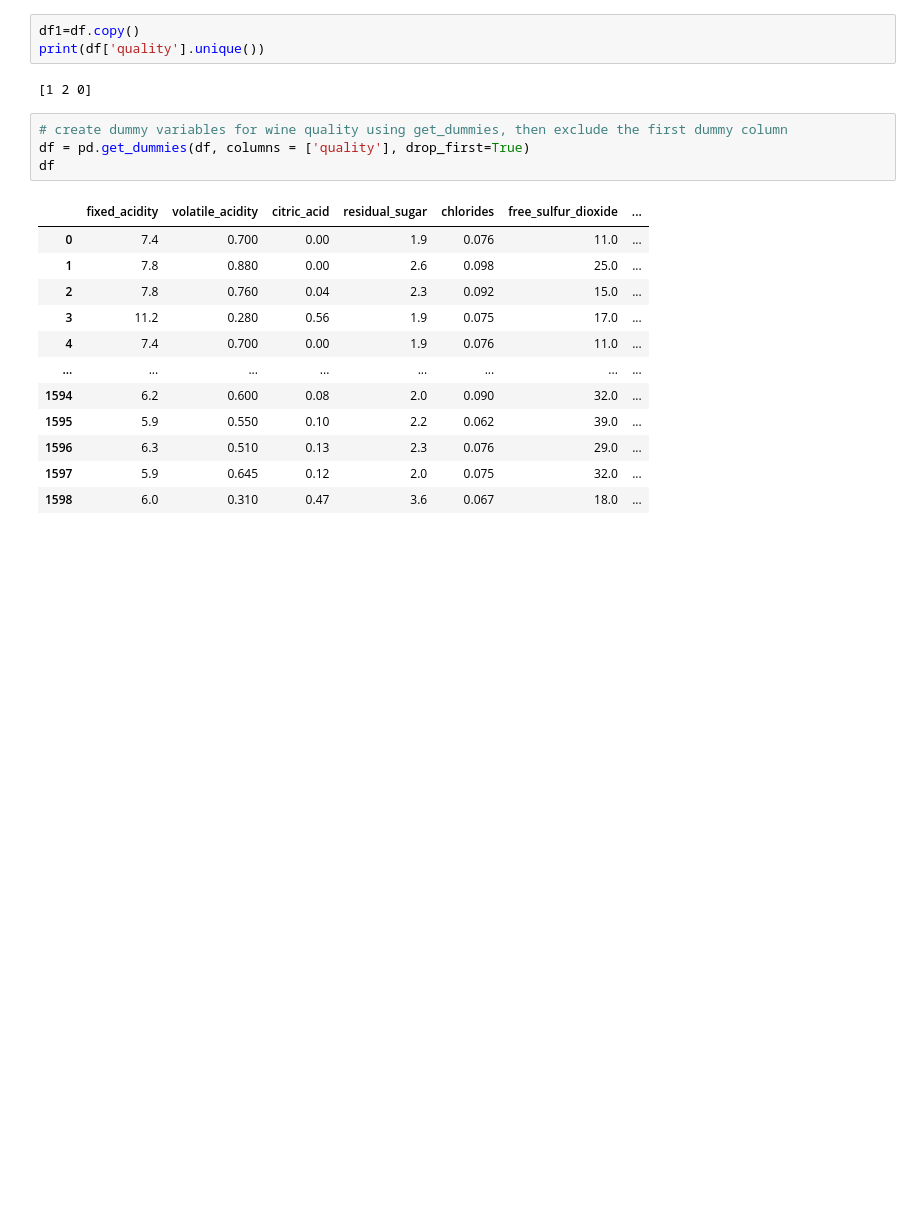
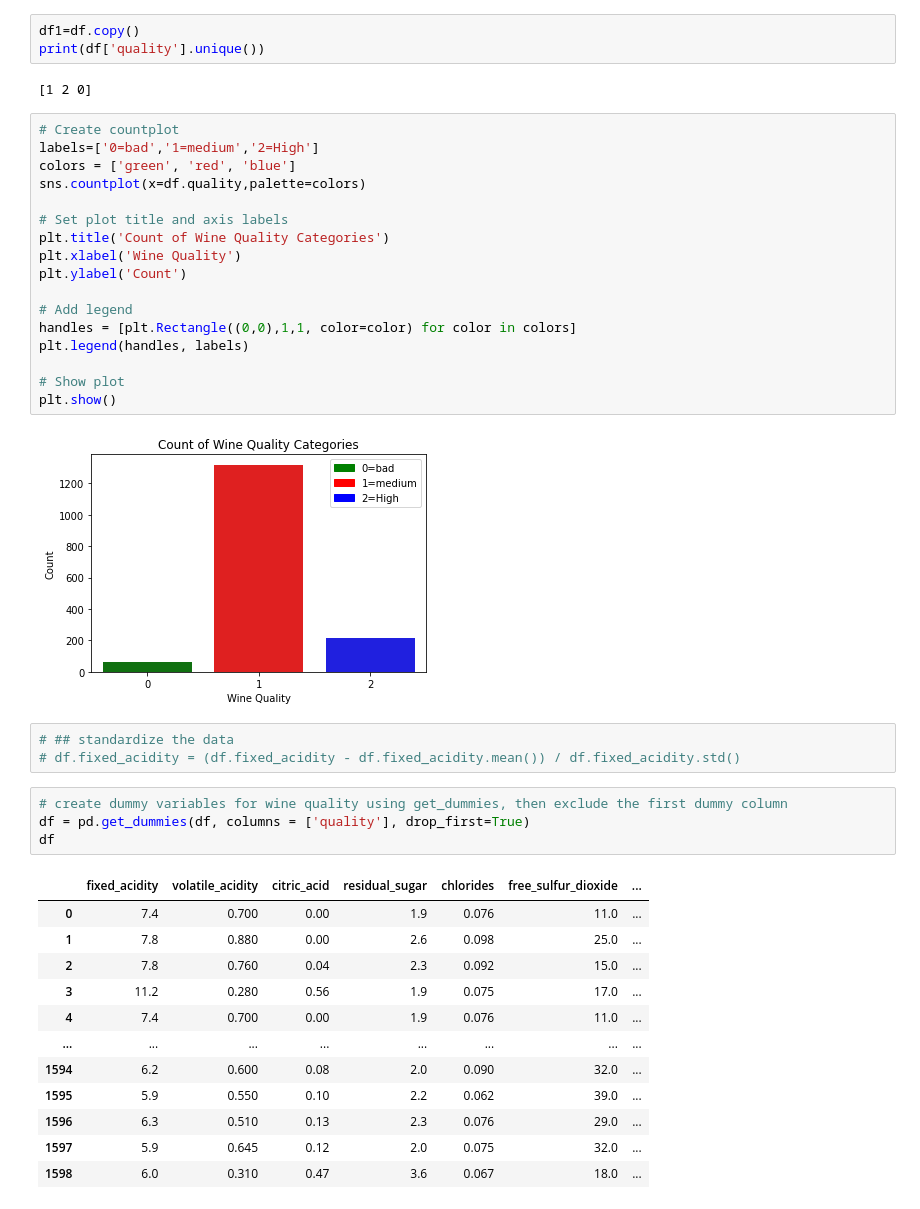
Before and after one commit to meghkc/CS5830-Project7, a Jupyter notebook: cs6830_project7.ipynb, the cells around one changed output. Drawn from its saved outputs; the diff is of its cells as text; blank space fills up the shorter version.

```diff
--- a/cs6830_project7.ipynb
+++ b/cs6830_project7.ipynb
@@ -69,6 +69,28 @@ df1=df.copy()
 print(df['quality'].unique())
 # %% [output]
 [1 2 0]
+# %%
+# Create countplot
+labels=['0=bad','1=medium','2=High']
+colors = ['green', 'red', 'blue']
+sns.countplot(x=df.quality,palette=colors)
+
+# Set plot title and axis labels
+plt.title('Count of Wine Quality Categories')
+plt.xlabel('Wine Quality')
+plt.ylabel('Count')
+
+# Add legend
+handles = [plt.Rectangle((0,0),1,1, color=color) for color in colors]
+plt.legend(handles, labels)
+
+# Show plot
+plt.show()
+# %% [output]
+[figure, added]
+# %%
+# ## standardize the data
+# df.fixed_acidity = (df.fixed_acidity - df.fixed_acidity.mean()) / df.fixed_acidity.std()
 # %%
 # create dummy variables for wine quality using get_dummies, then exclude the first dummy column
 df = pd.get_dummies(df, columns = ['quality'], drop_first=True)
```
Also changed, not shown: parts of 8 cells of this notebook.
